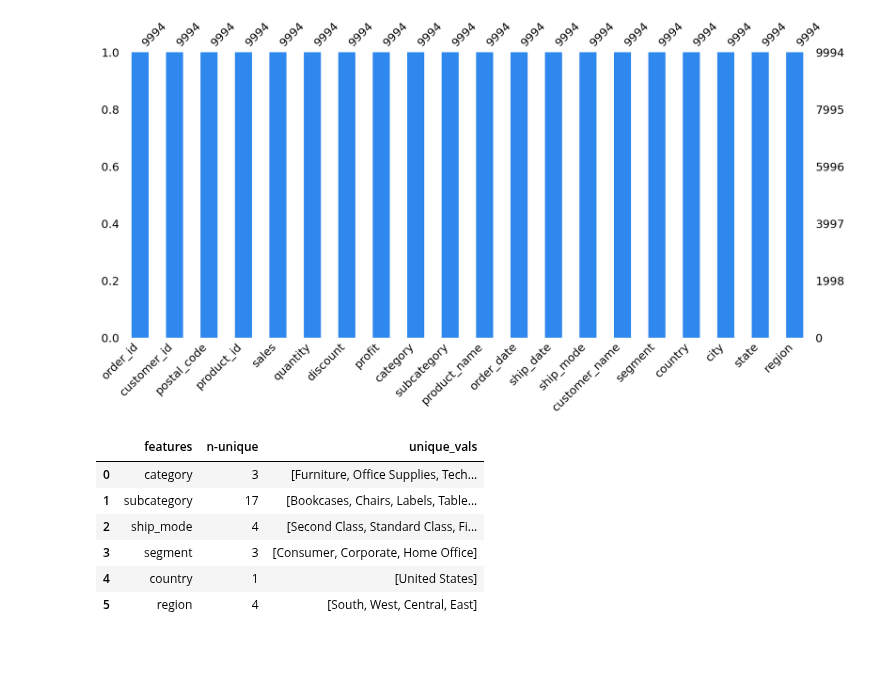
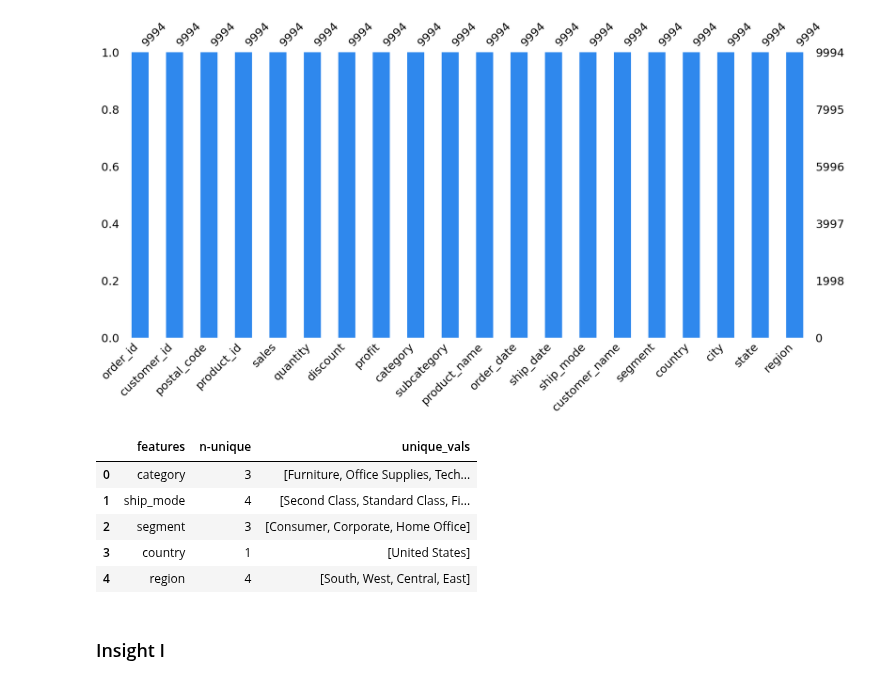
Before and after one commit to clarentcelsia/Analytics, a Jupyter notebook: sales.ipynb, the cells around one changed output. Drawn from its saved outputs; the diff is of its cells as text; code cells hidden in the pictures; blank space fills up the shorter version.

```diff
--- a/sales.ipynb
+++ b/sales.ipynb
@@ -54,17 +54,16 @@ msno.bar(df, fontsize=22, color='#2f88ed')
 <Axes: >
 [figure]
 # %%
-select_cols = ['category', 'subcategory', 'ship_mode', 'segment', 'country', 'region']
+select_cols = ['category', 'ship_mode', 'segment', 'country', 'region']
 list_item = []
 for i in df.loc[:, select_cols].columns:
     list_item.append([i, df[i].nunique(), df[i].drop_duplicates().values])
 
 pd.DataFrame(data=list_item, columns=['features', 'n-unique', 'unique_vals'])
 # %% [output]
 |  | features | n-unique | unique_vals |
 | 0 | category | 3 | [Furniture, Office Supplies, Tech... |
-| 1 | subcategory | 17 | [Bookcases, Chairs, Labels, Table... |
-| 2 | ship_mode | 4 | [Second Class, Standard Class, Fi... |
-| 3 | segment | 3 | [Consumer, Corporate, Home Office] |
-| 4 | country | 1 | [United States] |
-| 5 | region | 4 | [South, West, Central, East] |
+| 1 | ship_mode | 4 | [Second Class, Standard Class, Fi... |
+| 2 | segment | 3 | [Consumer, Corporate, Home Office] |
+| 3 | country | 1 | [United States] |
+| 4 | region | 4 | [South, West, Central, East] |
@@ -72,0 +70,2 @@ pd.DataFrame(data=list_item, columns=['features', 'n-unique', 'unique_vals'])
+# %% [markdown]
+### Insight I
```
Also changed, not shown: parts of 18 cells of this notebook.
